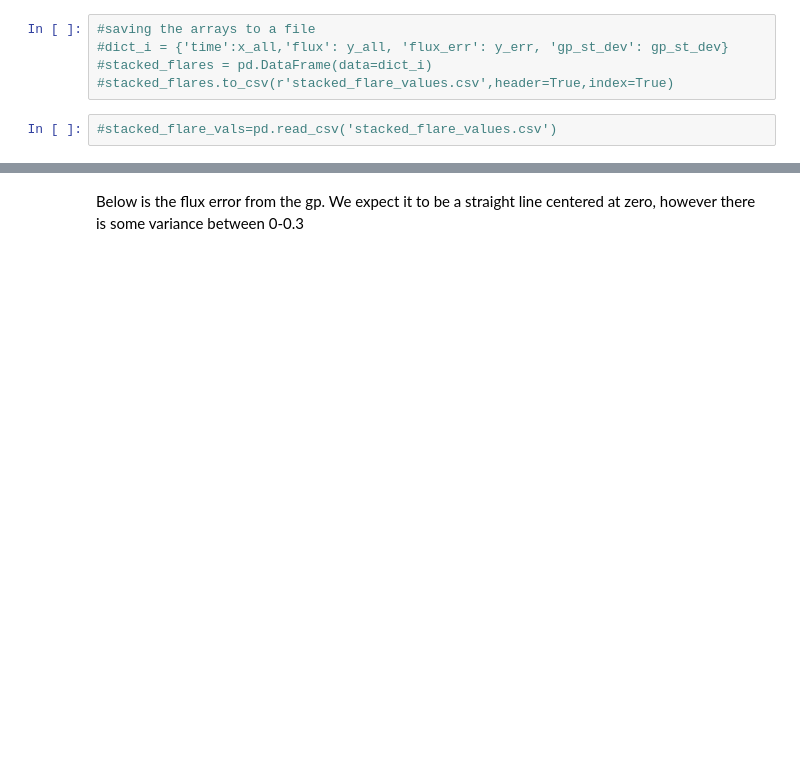
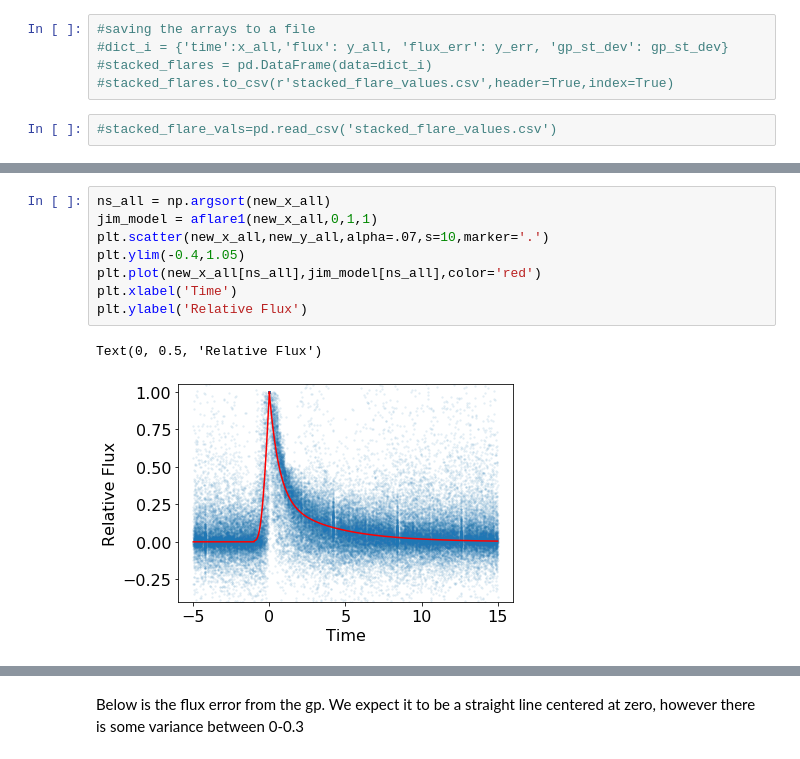
Before and after one commit to lupitatovar/flares, a Jupyter notebook: notebooks/11_month_stacked_flares.ipynb, the cells around one changed output, grey strips where cells are left out. Cells and saved outputs as stored; diff of their text form; blank space fills up the shorter version.

```diff
--- a/notebooks/11_month_stacked_flares.ipynb
+++ b/notebooks/11_month_stacked_flares.ipynb
@@ -576,2 +624,13 @@ plt.ylabel('Relative Flux')
+# %%
+ns_all = np.argsort(new_x_all)
+jim_model = aflare1(new_x_all,0,1,1)
+plt.scatter(new_x_all,new_y_all,alpha=.07,s=10,marker='.')
+plt.ylim(-0.4,1.05)
+plt.plot(new_x_all[ns_all],jim_model[ns_all],color='red')
+plt.xlabel('Time')
+plt.ylabel('Relative Flux')
+# %% [output]
+Text(0, 0.5, 'Relative Flux')
+[figure, added]
 # %%
 #plot of the gp uncertainty in our detrended data
```
Also changed, not shown: parts of 24 cells of this notebook.
